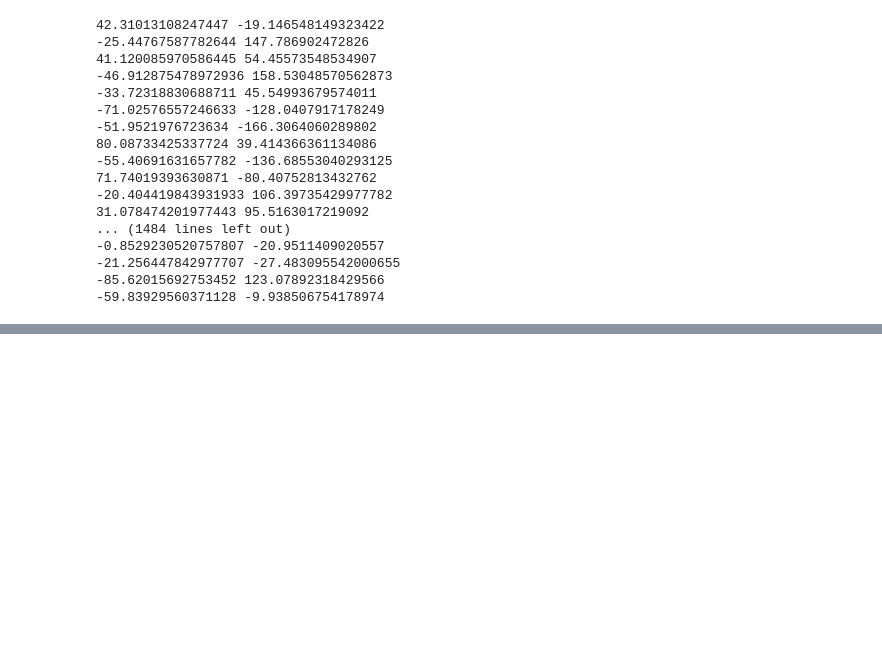
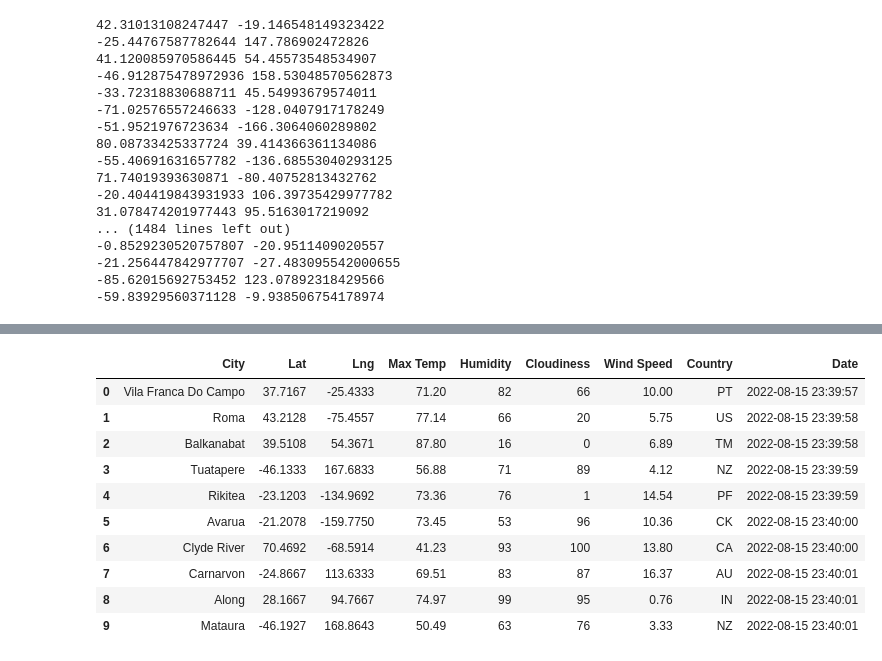
Before and after one commit to Alexi-Micinski/World_Weather_Analysis, a Jupyter notebook: WeatherPy.ipynb, the cells around one changed output, grey strips where cells are left out. Saved outputs shown, nothing was run; the diff lists cells and outputs as text; code cells hidden in the pictures; blank space fills up the shorter version.

Commit message:
modify gitnore and weatherpy file

```diff
--- a/WeatherPy.ipynb
+++ b/WeatherPy.ipynb
@@ -3,6 +3,21 @@
 import pandas as pd
 import matplotlib.pyplot as plt
 import numpy as np
+
+from citipy import citipy
+
+# Import the requests library.
+import requests
+
+# Import the API key.
+from config import weather_api_key
+
+# Starting URL for Weather Map API Call.
+url = "http://api.openweathermap.org/data/2.5/weather?units=Imperial&APPID=" + weather_api_key
+
+# Import the time library and the datetime module from the datetime library
+import time
+from datetime import datetime
 # %%
 # Create a set of random latitude and longitude combinations.
 lats = np.random.uniform(low=-90.000, high=90.000, size=1500)
@@ -41,5 +53,0 @@ from citipy import citipy
-# %%
-# Use the print() function to display the latitude and longitude combinations.
-for coordinate in coordinates:
-    print(citipy.nearest_city(coordinate[0], coordinate[1]).city_name,
-          citipy.nearest_city(coordinate[0], coordinate[1]).country_code)
@@ -77,0 +148,16 @@ len(cities)
+# %%
+# Convert the array of dictionaries to a Pandas DataFrame.
+city_data_df = pd.DataFrame(city_data)
+city_data_df.head(10)
+# %% [output]
+|  | City | Lat | Lng | Max Temp | Humidity | Cloudiness | Wind Speed | Country | Date |
+| 0 | Vila Franca Do Campo | 37.7167 | -25.4333 | 71.20 | 82 | 66 | 10.00 | PT | 2022-08-15 23:39:57 |
+| 1 | Roma | 43.2128 | -75.4557 | 77.14 | 66 | 20 | 5.75 | US | 2022-08-15 23:39:58 |
+| 2 | Balkanabat | 39.5108 | 54.3671 | 87.80 | 16 | 0 | 6.89 | TM | 2022-08-15 23:39:58 |
+| 3 | Tuatapere | -46.1333 | 167.6833 | 56.88 | 71 | 89 | 4.12 | NZ | 2022-08-15 23:39:59 |
+| 4 | Rikitea | -23.1203 | -134.9692 | 73.36 | 76 | 1 | 14.54 | PF | 2022-08-15 23:39:59 |
+| 5 | Avarua | -21.2078 | -159.7750 | 73.45 | 53 | 96 | 10.36 | CK | 2022-08-15 23:40:00 |
+| 6 | Clyde River | 70.4692 | -68.5914 | 41.23 | 93 | 100 | 13.80 | CA | 2022-08-15 23:40:00 |
+| 7 | Carnarvon | -24.8667 | 113.6333 | 69.51 | 83 | 87 | 16.37 | AU | 2022-08-15 23:40:01 |
+| 8 | Along | 28.1667 | 94.7667 | 74.97 | 99 | 95 | 0.76 | IN | 2022-08-15 23:40:01 |
+| 9 | Mataura | -46.1927 | 168.8643 | 50.49 | 63 | 76 | 3.33 | NZ | 2022-08-15 23:40:01 |
```
Also changed, not shown: parts of 7 cells of this notebook, 4 other files.
